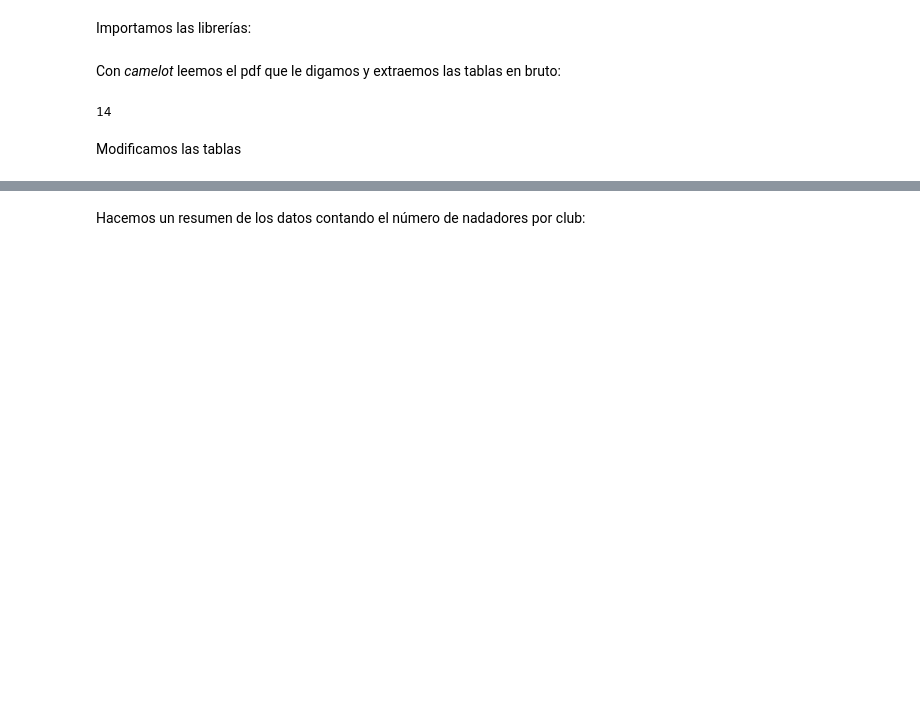
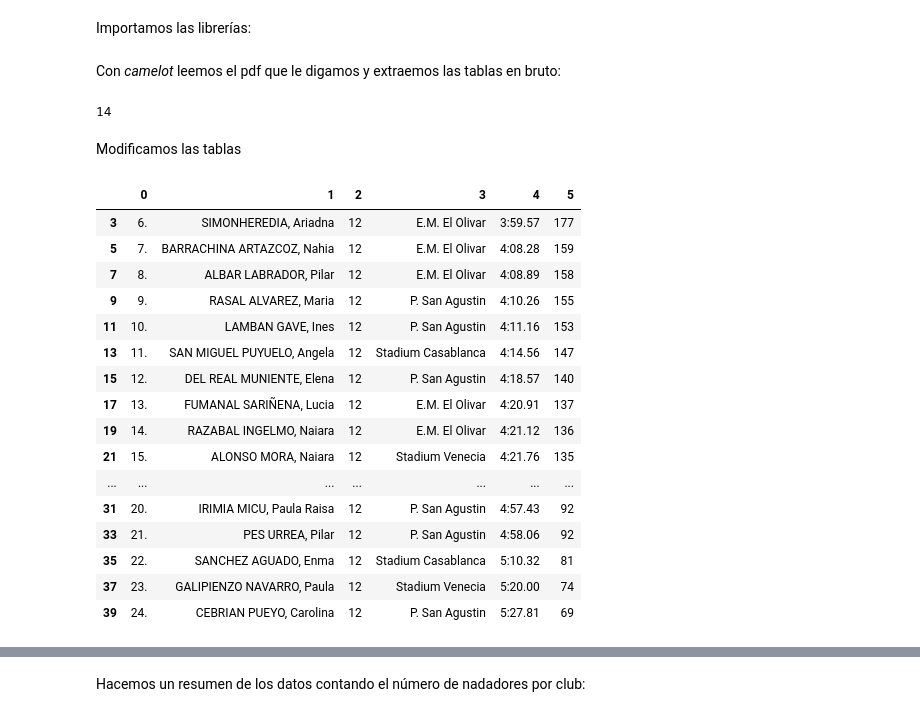
Before and after one commit to crdguez/dashboard_natacion, a Jupyter notebook: importar_datos/importar_datos_20_02_22.ipynb, the cells around one changed output, grey strips where cells are left out. Saved outputs shown, nothing was run; the diff lists cells and outputs as text; code cells hidden in the pictures; blank space fills up the shorter version.

```diff
--- a/importar_datos/importar_datos_20_02_22.ipynb
+++ b/importar_datos/importar_datos_20_02_22.ipynb
@@ -18,8 +18,8 @@ tablas = camelot.read_pdf(file, pages='all', flavor='stream', split_text='\n')
 tablas.n
 # %% [output]
 14
-# %% [markdown]
-Modificamos las tablas
+# %% [markdown]
+Modificamos las tablas
 # %%
 t0=separar_columna(tablas[0].df[tablas[0].df[0]!=''][4:],1)
 t1 = tablas[1].df[tablas[1].df[0]!=''][3:].drop(8,axis=1).T.reset_index(drop=True).T
@@ -186,35 +186,80 @@ t5[3]=t5[3].replace({'C.N.Helios':'C.N. Helios',
                       })
 
 t5b=tablas[9].df[tablas[9].df[0]!=''][2:]
-t5b=juntar_columnas(juntar_columnas(separar_columna(separar_columna(t5b,0),0,' ').fillna(value=''),1,6),3,4).drop(4,axis=1)
+t5b=juntar_columnas(juntar_columnas(separar_columna(separar_columna(t5b,0),0,' ').fillna(value=''),1,6),3,4).drop(4,axis=1).T.reset_index(drop=True).T
 t5b[1]=t5b[1].replace({'MENDEZSALVADOR, Carlos':'MENDEZ SALVADOR, Carlos',
                        'PETISMEROYO, Lucas':'PETISME ROYO, Lucas',
                      'RAMOS OLMOS,Diego':'RAMOS OLMOS, Diego',
                       'SANCHEZMERCADO, Adrian':'SANCHEZ MERCADO, Adrian',
                       'MOSTEOHIDALGO, Carlos':'MOSTEO HIDALGO, Carlos',
                       'BERDEJOLOBERA, Guillermo':'BERDEJO LOBERA, Guillermo',
                      'GREGORIO FERNANDEZ,Enrique':'GREGORIO FERNANDEZ, Enrique',
                       'JIMENEZLAFUENTE, Daniel':'JIMENEZ LAFUENTE, Daniel',
                      'SANCHEZSAEZ, Alejandro':'SANCHEZ SAEZ, Alejandro',
                      'SANZ BEJENARIU,Diego':'SANZ BEJENARIU, Diego',
                      'VICENTEBARRA,Guillen':'VICENTE BARRA, Guillen',
                      'RAZABALINGELMO, Angel':'RAZABAL INGELMO, Angel',
                      'NEVADOPEREZ, Lorien':'NEVADO PEREZ, Lorien',
                      'RAMOS OLMOS,Marcos':'RAMOS OLMOS, Marcos',
                        'SANCHEZ SAEZ,Alejandro':'SANCHEZ SAEZ, Alejandro',
                        'DANIELROYO, Carlos':'DANIEL ROYO, Carlos',
                        'MARTINFERNANDEZ, Leo':'MARTIN FERNANDEZ, Leo',
                        'CUEZVAJORDAN, Hector':'CUEZVA JORDAN, Hector',
                        'ESTAUNLOPEZ,Marcos':'ESTAUN LOPEZ, Marcos',
                        'NEVADOPEREZ,Lorien':'NEVADO PEREZ, Lorien',
 
 
                       })
 t5b[3]=t5b[3].replace({'C.N.Helios':'C.N. Helios',
                        'P. SanAgustin':'P. San Agustin',
                       })
 
-t5b
+t6=tablas[10].df[tablas[10].df[0]!=''][2:-4]
+
+t6.loc[13][1]='MARTINEZ MARQUES, Aimar Teresa'
+t6.loc[13][2]='13'
+
+t7 = tablas[11].df[tablas[11].df[0]!=''][2:-1].drop(8,axis=1).T.reset_index(drop=True).T
+t7 = separar_columna(separar_columna(t7,0).fillna(value=''),0,' ').fillna(value='')
+t7 = juntar_columnas(juntar_columnas(t7,1,6),3,4)
+t7[1]=t7[1].replace({'CASTILLOPRADO, Neus':'CASTILLO PRADO, Neus',
+                       'LAMBANGAVE, Ines':'LAMBAN GAVE, Ines',
+                     'SIMON HEREDIA,Ariadna':'SIMON HEREDIA, Ariadna',
+                      'RAZABALINGELMO, Naiara':'RAZABAL INGELMO, Naiara',
+                      'GIMENOMONREAL, Manuela':'GIMENO MONREAL, Manuela',
+                      'PERALESCASAS, Laura':'PERALES CASAS, Laura',
+                     'BARRACHINA ARTAZCOZ,Nahia':'BARRACHINA ARTAZCOZ, Nahia',
+                      'ALONSOMORA,Naiara':'ALONSO MORA, Naiara',
+                     'RAZABALINGELMO, Anahi':'RAZABAL INGELMO, Anahi',
+                     'ORTEGAFRAGOSO, Emma':'ORTEGA FRAGOSO, Emma',
+                     'RASAL ALVAREZ,Maria':'RASAL ALVAREZ, Maria',
+                     'CEBRIANPUEYO, Carolina':'CEBRIAN PUEYO, Carolina',
+                     'ROMEROLORENTE, Paula':'ROMERO LORENTE, Paula',
+                     'SIMONHEREDIA, Ariadna':'SIMON HEREDIA, Ariadna',
+
+                      })
+t7[3]=t7[3].replace({'C.N.Helios':'C.N. Helios',
+                       'P. SanAgustin':'P. San Agustin',
+                      })
+t7
+# %% [output]
+|  | 0 | 1 | 2 | 3 | 4 | 5 |
+| 3 | 6. | SIMONHEREDIA, Ariadna | 12 | E.M. El Olivar | 3:59.57 | 177 |
+| 5 | 7. | BARRACHINA ARTAZCOZ, Nahia | 12 | E.M. El Olivar | 4:08.28 | 159 |
+| 7 | 8. | ALBAR LABRADOR, Pilar | 12 | E.M. El Olivar | 4:08.89 | 158 |
+| 9 | 9. | RASAL ALVAREZ, Maria | 12 | P. San Agustin | 4:10.26 | 155 |
+| 11 | 10. | LAMBAN GAVE, Ines | 12 | P. San Agustin | 4:11.16 | 153 |
+| 13 | 11. | SAN MIGUEL PUYUELO, Angela | 12 | Stadium Casablanca | 4:14.56 | 147 |
+| 15 | 12. | DEL REAL MUNIENTE, Elena | 12 | P. San Agustin | 4:18.57 | 140 |
+| 17 | 13. | FUMANAL SARIÑENA, Lucia | 12 | E.M. El Olivar | 4:20.91 | 137 |
+| 19 | 14. | RAZABAL INGELMO, Naiara | 12 | E.M. El Olivar | 4:21.12 | 136 |
+| 21 | 15. | ALONSO MORA, Naiara | 12 | Stadium Venecia | 4:21.76 | 135 |
+| ... | ... | ... | ... | ... | ... | ... |
+| 31 | 20. | IRIMIA MICU, Paula Raisa | 12 | P. San Agustin | 4:57.43 | 92 |
+| 33 | 21. | PES URREA, Pilar | 12 | P. San Agustin | 4:58.06 | 92 |
+| 35 | 22. | SANCHEZ AGUADO, Enma | 12 | Stadium Casablanca | 5:10.32 | 81 |
+| 37 | 23. | GALIPIENZO NAVARRO, Paula | 12 | Stadium Venecia | 5:20.00 | 74 |
+| 39 | 24. | CEBRIAN PUEYO, Carolina | 12 | P. San Agustin | 5:27.81 | 69 |
 # %%
 # Liga Benjamin
 
```
Also changed, not shown: parts of 2 cells of this notebook, 2 other files.
